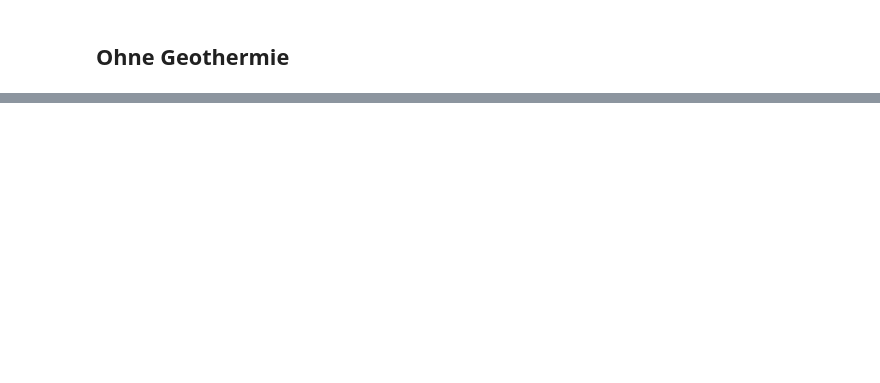
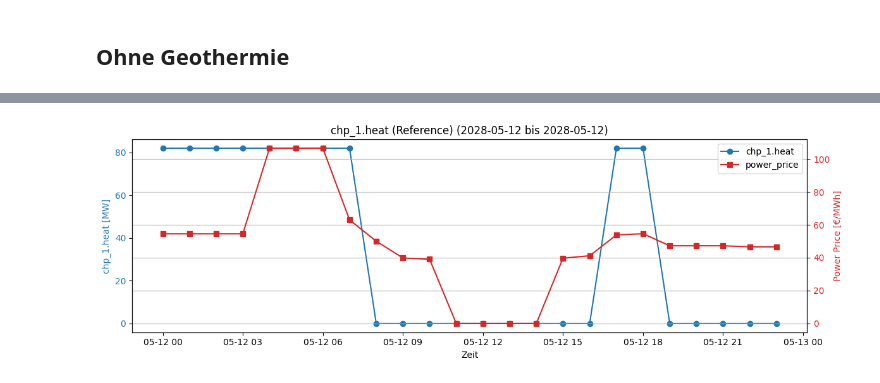
Before and after one commit to HTWK-Interconnected-Energy-Systems/BURN4H2, a Jupyter notebook: postprocessing/validation.ipynb, the cells around one changed output, grey strips where cells are left out. Saved outputs shown, nothing was run; the diff lists cells and outputs as text; code cells hidden in the pictures; blank space fills up the shorter version.

```diff
--- a/postprocessing/validation.ipynb
+++ b/postprocessing/validation.ipynb
@@ -82,0 +93,83 @@ Total operation costs: 27749.82 €
+# %%
+import pandas as pd
+import matplotlib.pyplot as plt
+
+def load_and_prepare_data(filepath):
+    """Load CSV and prepare datetime index."""
+    df = pd.read_csv(filepath)
+    df.index = pd.date_range(start='2028-01-01 00:00:00',
+                            periods=len(df),
+                            freq='H')
+    return df
+
+def select_week(df, start_date):
+    """Select week starting from given date."""
+    week_start = pd.Timestamp(start_date)
+    week_end = week_start + pd.Timedelta(hours=23)
+    return df.loc[week_start:week_end]
+
+def plot_variable(df_week, variable, title=None):
+    """Create plot for selected variable."""
+    plt.figure(figsize=(12,4))
+    plt.plot(df_week.index, df_week[variable], marker='o')
+    plt.title(f"{title or variable} ({df_week.index[0].strftime('%Y-%m-%d')} bis {df_week.index[-1].strftime('%Y-%m-%d')})")
+    plt.xlabel('Zeit')
+    plt.ylabel(f'{variable} [MW]')
+    plt.xticks(rotation=45)
+    plt.grid(True)
+    plt.tight_layout()
+    plt.show()
+
+def plot_variable_with_price(df_week, variable, title=None):
+    """Create plot for selected variable with power price on secondary axis."""
+    fig, ax1 = plt.subplots(figsize=(12,4))
+
+    # Plot main variable
+    color = 'tab:blue'
+    ax1.set_xlabel('Zeit')
+    ax1.set_ylabel(f'{variable} [MW]', color=color)
+    ax1.plot(df_week.index, df_week[variable], color=color, marker='o', label=variable)
+    ax1.tick_params(axis='y', labelcolor=color)
+
+    # Plot power price on secondary axis
+    ax2 = ax1.twinx()
+    color = 'tab:red'
+    ax2.set_ylabel('Power Price [€/MWh]', color=color)
+    ax2.plot(df_week.index, df_week['power_price'], color=color, marker='s', label='power_price')
+    ax2.tick_params(axis='y', labelcolor=color)
+
+    plt.title(f"{title or variable} ({df_week.index[0].strftime('%Y-%m-%d')} bis {df_week.index[-1].strftime('%Y-%m-%d')})")
+
+    # Add legends for both axes
+    lines1, labels1 = ax1.get_legend_handles_labels()
+    lines2, labels2 = ax2.get_legend_handles_labels()
+    ax2.legend(lines1 + lines2, labels1 + labels2, loc='upper right')
+
+    plt.xticks(rotation=45)
+    plt.grid(True)
+    plt.tight_layout()
+    plt.show()
+
+
+# Load data
+df_ref = load_and_prepare_data('../data/output/gee23_ST-min_NW-ref_2028_output.csv')
+df_geo = load_and_prepare_data('../data/output/gee23_ST-min_NW-ref_2028_output_geo.csv')
+
+# Select week and variables
+selected_week = '2028-05-12'
+variables_to_plot = ['chp_1.heat', 'chp_2.heat', 'heatpump_s2.power', 'heatpump_s1.power' ]
+
+# Create plots
+for var in variables_to_plot:
+    df_week_ref = select_week(df_ref, selected_week)
+    df_week_geo = select_week(df_geo, selected_week)
+
+    # Reference case plot
+    # plot_variable(df_week_ref, var, title=f"{var} (Reference)")
+    plot_variable_with_price(df_week_ref, var, title=f"{var} (Reference)")
+
+    # Geo case plot
+    # plot_variable(df_week_geo, var, title=f"{var} (Geo)")
+    plot_variable_with_price(df_week_geo, var, title=f"{var} (Geo)")
+# %% [output]
+[figure, added]
```
Also changed, not shown: parts of 3 cells of this notebook, 4 other files.
